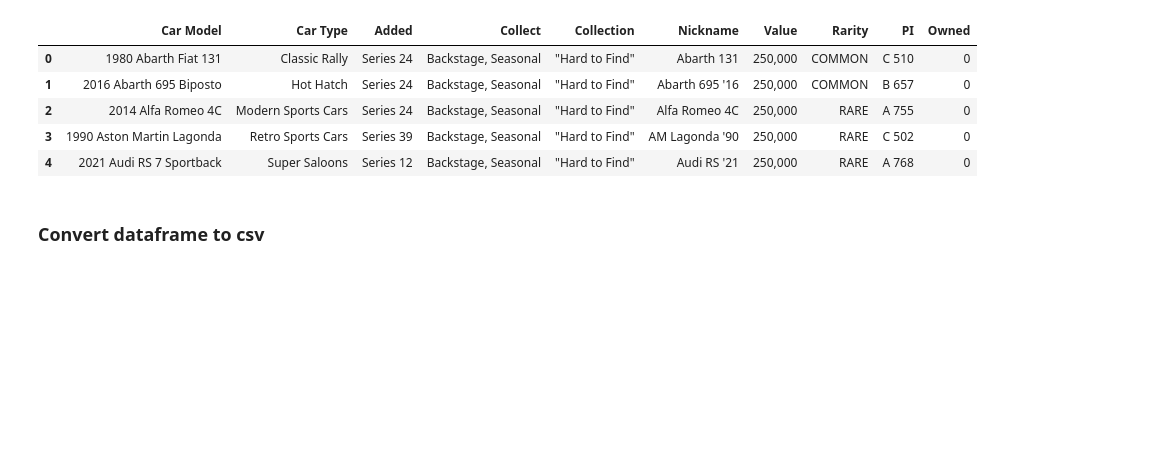
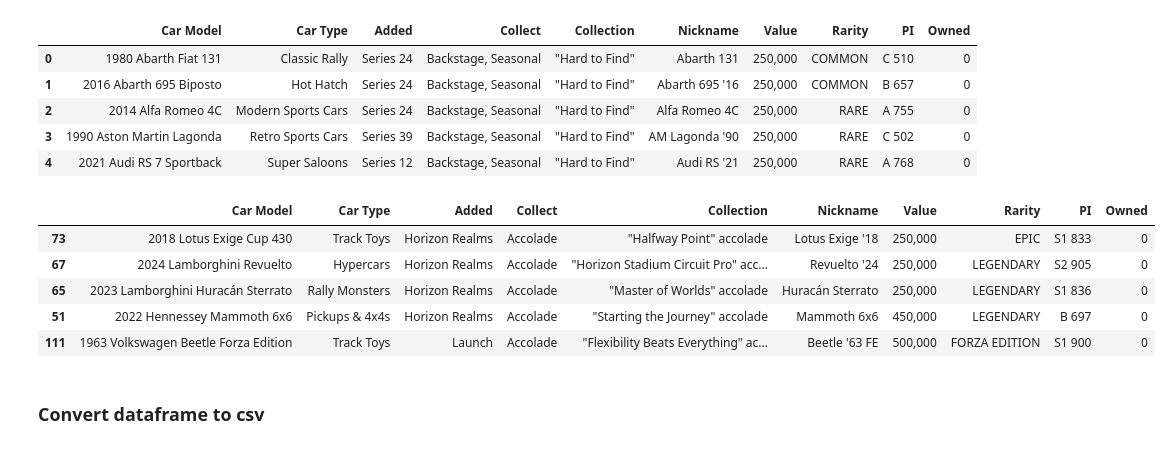
Before and after one commit to iaspidem/fh-cars-list, a Jupyter notebook: fh5-process-ext.ipynb, the cells around one changed output. Saved outputs shown, nothing was run; the diff lists cells and outputs as text; code cells hidden in the pictures; blank space fills up the shorter version.

```diff
--- a/fh5-process-ext.ipynb
+++ b/fh5-process-ext.ipynb
@@ -603,6 +635,16 @@ df_missing_master.head()
 | 2 | 2014 Alfa Romeo 4C | Modern Sports Cars | Series 24 | Backstage, Seasonal | "Hard to Find" | Alfa Romeo 4C | 250,000 | RARE | A 755 | 0 |
 | 3 | 1990 Aston Martin Lagonda | Retro Sports Cars | Series 39 | Backstage, Seasonal | "Hard to Find" | AM Lagonda '90 | 250,000 | RARE | C 502 | 0 |
 | 4 | 2021 Audi RS 7 Sportback | Super Saloons | Series 12 | Backstage, Seasonal | "Hard to Find" | Audi RS '21 | 250,000 | RARE | A 768 | 0 |
+# %%
+df_missing_series = df_missing_master.sort_values("Added")
+df_missing_series.head()
+# %% [output]
+|  | Car Model | Car Type | Added | Collect | Collection | Nickname | Value | Rarity | PI | Owned |
+| 73 | 2018 Lotus Exige Cup 430 | Track Toys | Horizon Realms | Accolade | "Halfway Point" accolade | Lotus Exige '18 | 250,000 | EPIC | S1 833 | 0 |
+| 67 | 2024 Lamborghini Revuelto | Hypercars | Horizon Realms | Accolade | "Horizon Stadium Circuit Pro" acc... | Revuelto '24 | 250,000 | LEGENDARY | S2 905 | 0 |
+| 65 | 2023 Lamborghini Huracán Sterrato | Rally Monsters | Horizon Realms | Accolade | "Master of Worlds" accolade | Huracán Sterrato | 250,000 | LEGENDARY | S1 836 | 0 |
+| 51 | 2022 Hennessey Mammoth 6x6 | Pickups & 4x4s | Horizon Realms | Accolade | "Starting the Journey" accolade | Mammoth 6x6 | 450,000 | LEGENDARY | B 697 | 0 |
+| 111 | 1963 Volkswagen Beetle Forza Edition | Track Toys | Launch | Accolade | "Flexibility Beats Everything" ac... | Beetle '63 FE | 500,000 | FORZA EDITION | S1 900 | 0 |
 # %% [markdown]
 ### Convert dataframe to csv
 # %%
```
Also changed, not shown: parts of 3 cells of this notebook.
